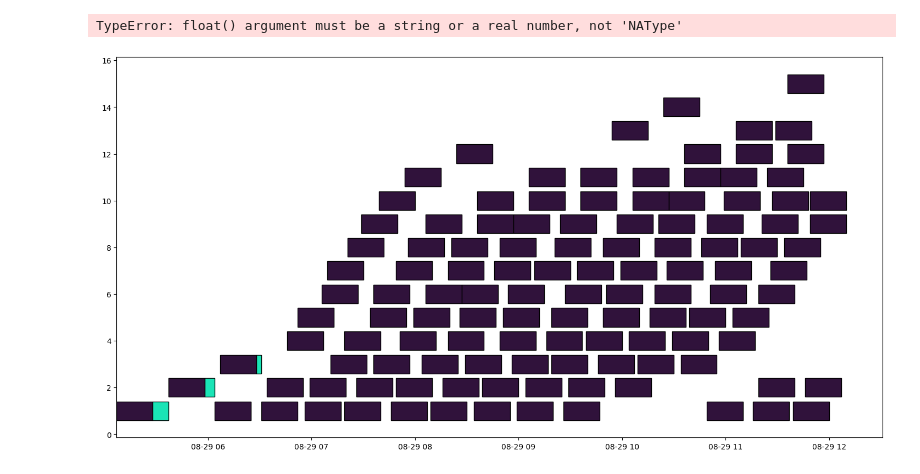
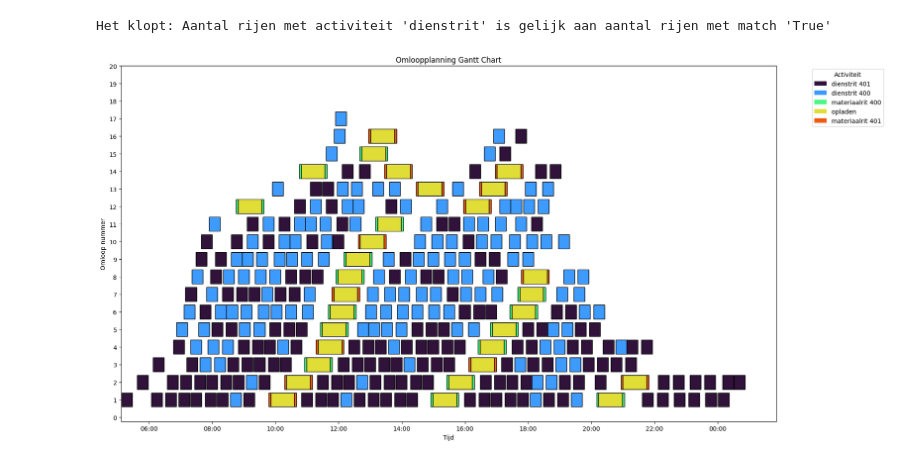
Before and after one commit to stijnvdbeek/Project-5, a Jupyter notebook: Algoritme testen.ipynb, the cells around one changed output. Saved outputs shown, nothing was run; the diff lists cells and outputs as text; code cells hidden in the pictures.

```diff
--- a/Algoritme testen.ipynb
+++ b/Algoritme testen.ipynb
@@ -485,0 +506,17 @@ Name: Omloop, Length: 338, dtype: bool
+# %%
+df_adjusted = df_adjusted.rename(columns={'vertrek_datetime': 'starttijd'})
+df_adjusted = df_adjusted.rename(columns={'aankomst_datetime': 'eindtijd'})
+df_adjusted = df_adjusted.rename(columns={'Batterijgebruik': 'energieverbruik'})
+df_adjusted = df_adjusted.rename(columns={'Omloop': 'omloop nummer'})
+df_adjusted['starttijd datum'] = df_adjusted['starttijd']
+df_adjusted['eindtijd datum'] = df_adjusted['eindtijd']
+
+df_adjusted_controle = df_adjusted[['startlocatie','eindlocatie','starttijd','eindtijd','activiteit','buslijn','energieverbruik','starttijd datum','eindtijd datum','omloop nummer']]
+# %%
+# Sorteer de DataFrame op 'vertrektijd'
+df_dienstregeling_sorted = df_dienstregeling.sort_values(by='vertrektijd')
+
+from datetime import datetime
+df_dienstregeling_sorted['vertrektijd'] = df_dienstregeling_sorted['vertrektijd'].apply(
+    lambda x: datetime.strptime(x, '%H:%M').time() if isinstance(x, str) else pd.NaT
+)
@@ -486,58 +580,67 @@ Name: Omloop, Length: 338, dtype: bool
+# %%
+# Tel aantal rijen waarbij activiteit == dienstrit en tel aantal rijen waarbij match == True in df_omloopplanning. Als dat verschil 0 is dan klopt het
+
+dienstrit_count = df_omloopplanning[df_omloopplanning['activiteit'] == 'dienstrit'].shape[0]
+match_true_count = df_omloopplanning[df_omloopplanning['match'] == True].shape[0]
+
+if dienstrit_count == match_true_count:
+  print("Het klopt: Aantal rijen met activiteit 'dienstrit' is gelijk aan aantal rijen met match 'True'")
+else:
+  print("Het klopt niet: Aantal rijen met activiteit 'dienstrit' is niet gelijk aan aantal rijen met match 'True'")
+  print(f"Aantal dienstrit: {dienstrit_count}")
+  print(f"Aantal match True: {match_true_count}")
+# %% [output]
+Het klopt: Aantal rijen met activiteit 'dienstrit' is gelijk aan aantal rijen met match 'True'
 # %%
 import matplotlib.pyplot as plt
 import matplotlib.dates as mdates
 from matplotlib.patches import Patch
 import pandas as pd
 import numpy as np
 
-# Zorg ervoor dat df_adjusted de juiste kolommen bevat
-# Veronderstel dat df_adjusted al is geladen met de juiste gegevens
-# Bijvoorbeeld: df_adjusted = pd.read_excel('jouw_bestand.xlsx', engine='openpyxl')
+df = df_omloopplanning
+# Convert starttijd and eindtijd to datetime for proper plotting
+df['starttijd datum'] = pd.to_datetime(df['starttijd datum'])
+df['eindtijd datum'] = pd.to_datetime(df['eindtijd datum'])
 
-# Converteer vertrek- en aankomsttijden naar datetime
-df_with_idle['vertrek_datetime'] = pd.to_datetime(df_with_idle['vertrek_datetime'])
-df_with_idle['aankomst_datetime'] = pd.to_datetime(df_with_idle['aankomst_datetime'])
+# Assign a color to each unique activity
+df['actieviteitBuslijn'] = df['activiteit'] + ' ' + df['buslijn'].fillna(' ').astype(str)
+activities = df['actieviteitBuslijn'].unique()
 
-# Voeg een nieuwe kolom toe voor activiteit
-activities = df_with_idle['activiteit'].unique()
+# Use the updated method to get the colormap
 cmap = plt.colormaps.get_cmap('turbo')
 colors = [cmap(i / len(activities)) for i in range(len(activities))]
+
 color_dict = {activity: colors[i] for i, activity in enumerate(activities)}
 
-# Maak het Gantt-diagram
+# Create the Gantt chart
 fig, ax = plt.subplots(figsize=(18, 9))
 
-# Loop door elke omloop en teken de activiteiten
-for idx, row in df_with_idle.iterrows():
-    ax.barh(row['Omloop'],
-            row['aankomst_datetime'] - row['vertrek_datetime'],
-            left=row['vertrek_datetime'],
-            color=color_dict[row['activiteit']],
+for idx, row in df.iterrows():
+    ax.barh(row['omloop nummer'],
+            row['eindtijd datum'] - row['starttijd datum'],
+            left=row['starttijd datum'],
+            color=color_dict[row['actieviteitBuslijn']],
             edgecolor='black')
 
-# Format x-as voor tijd
+# Format x-axis for time
 ax.xaxis_date()
 ax.xaxis.set_major_formatter(mdates.DateFormatter('%H:%M'))
 
-# Format Y-as voor omloopnummers
-ax.set_yticks(df_with_idle['Omloop'].unique())
-ax.set_yticklabels(df_with_idle['Omloop'].unique())  # Zorg ervoor dat de labels correct zijn
 
-# Maak een legenda
+# Format Y-axis for jumps of one
+ax.set_yticks(np.arange(0, 21, 1))
+
+# Create legend
 legend_elements = [Patch(facecolor=color_dict[activity], label=activity) for activity in activities]
 ax.legend(handles=legend_elements, title="Activiteit", bbox_to_anchor=(1.05, 1), loc='upper left')
 
-# Stel labels en titel in
+# Set labels and title
 ax.set_xlabel('Tijd')
 ax.set_ylabel('Omloop nummer')
 ax.set_title('Omloopplanning Gantt Chart')
 
-# Pas de lay-out aan en sla de figuur op
 plt.tight_layout()
 plt.savefig('Omloopplanning_Gantt.png')
-
-# Toon het diagram
-plt.show()
 # %% [output]
-TypeError: float() argument must be a string or a real number, not 'NAType'
-[figure, old version]
+[figure, new version]
```
Also changed, not shown: parts of 9 cells of this notebook, 1 other file.
